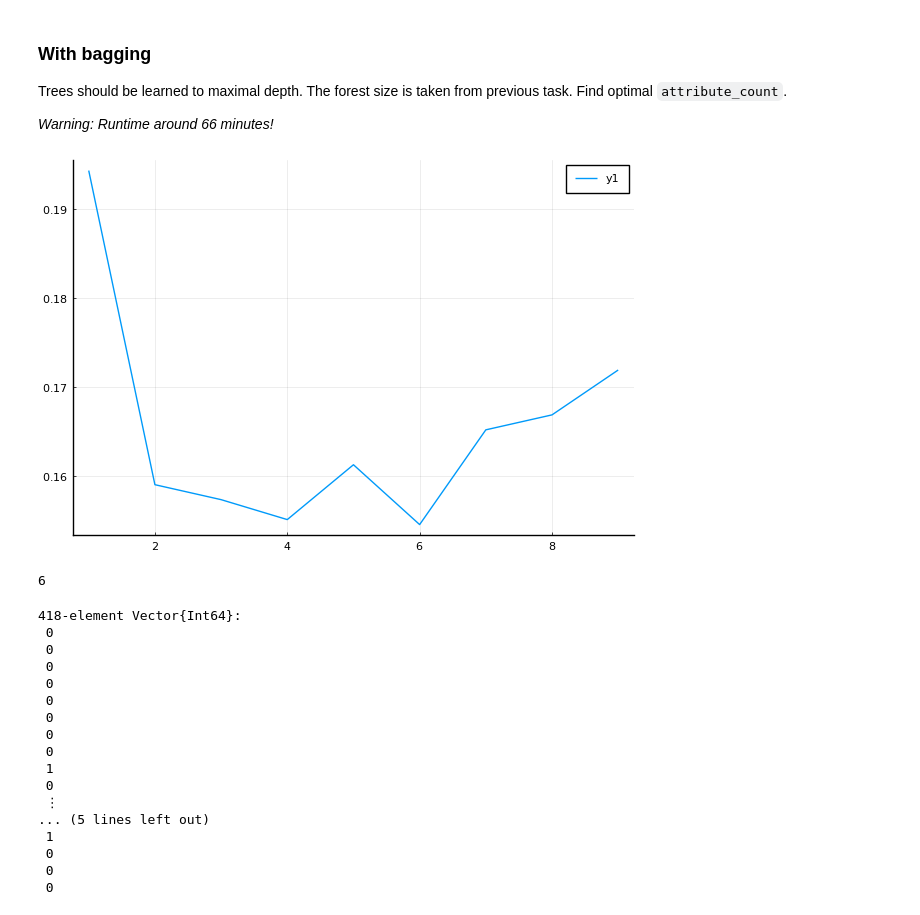
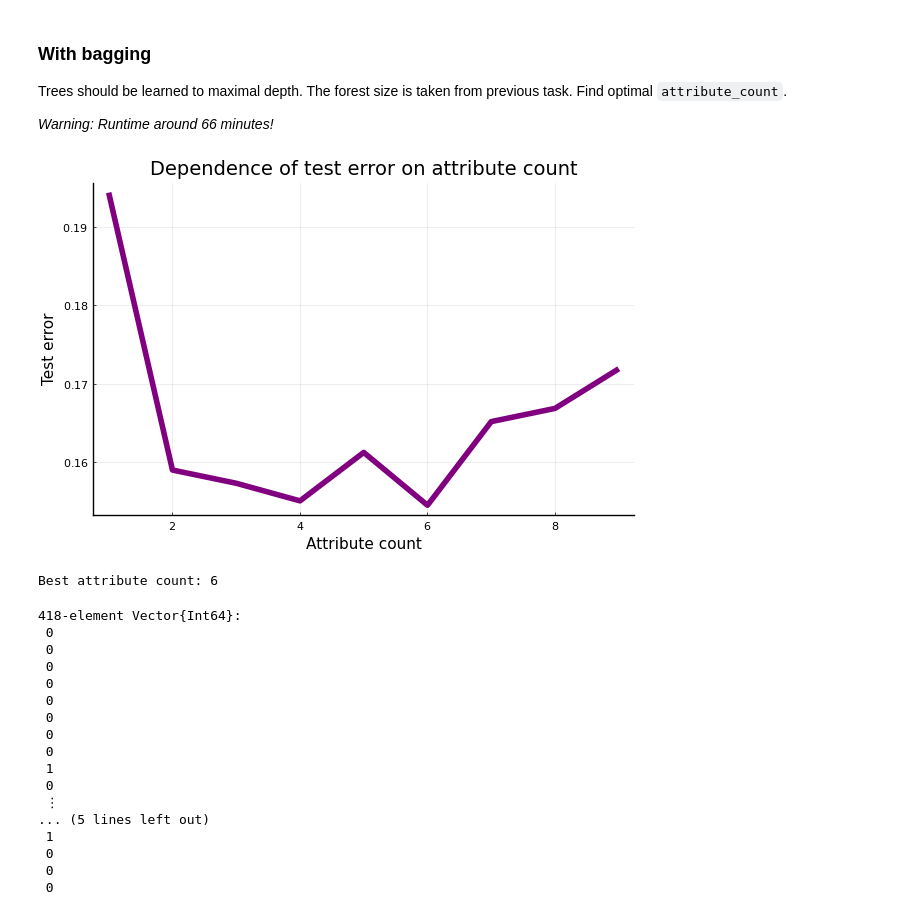
Before and after one commit to B0B36JUL-FinalProjects-2022/Projekt_pikmajan, a Jupyter notebook: examples/titanic.ipynb, the cells around one changed output. Drawn from its saved outputs; the diff is of its cells as text; code cells hidden in the pictures.

```diff
--- a/examples/titanic.ipynb
+++ b/examples/titanic.ipynb
@@ -329,11 +354,23 @@ save("../assets/dt_ac_errors.jld", "errors", errors)
-# %%
-plot(attribute_counts, errors)
-# %% [output]
-[figure, removed]
+# %%
+errors = load("../assets/rf_ac_errors.jld", "errors");
+# %%
+attribute_counts = 1:9
+plot(
+    attribute_counts, errors;
+    title="Dependence of test error on attribute count",
+    xlabel="Attribute count",
+    ylabel="Test error",
+    linewidth=4,
+    linecolor=:purple,
+    legend=false,
+)
+# %% [output]
+[figure, added]
 # %%
 best_ac = attribute_counts[argmin(errors)]
+println("Best attribute count: $(best_ac)")
 # %% [output]
-6
+Best attribute count: 6
 # %%
 rf = RandomForest(65)
 learn!(rf, X, Y; depth=21, attribute_count=best_ac, bagging=true,
```
Also changed, not shown: parts of 10 cells of this notebook, 2 other files.
